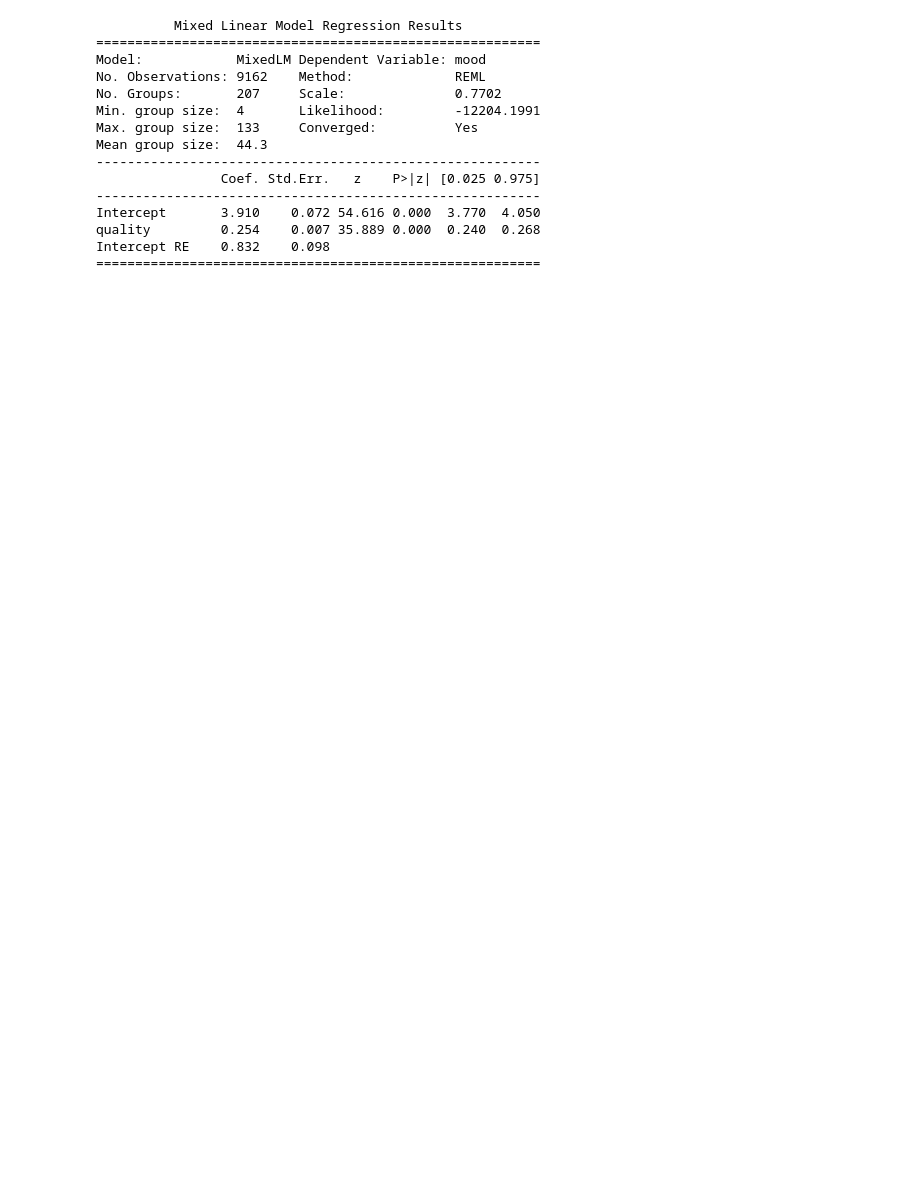
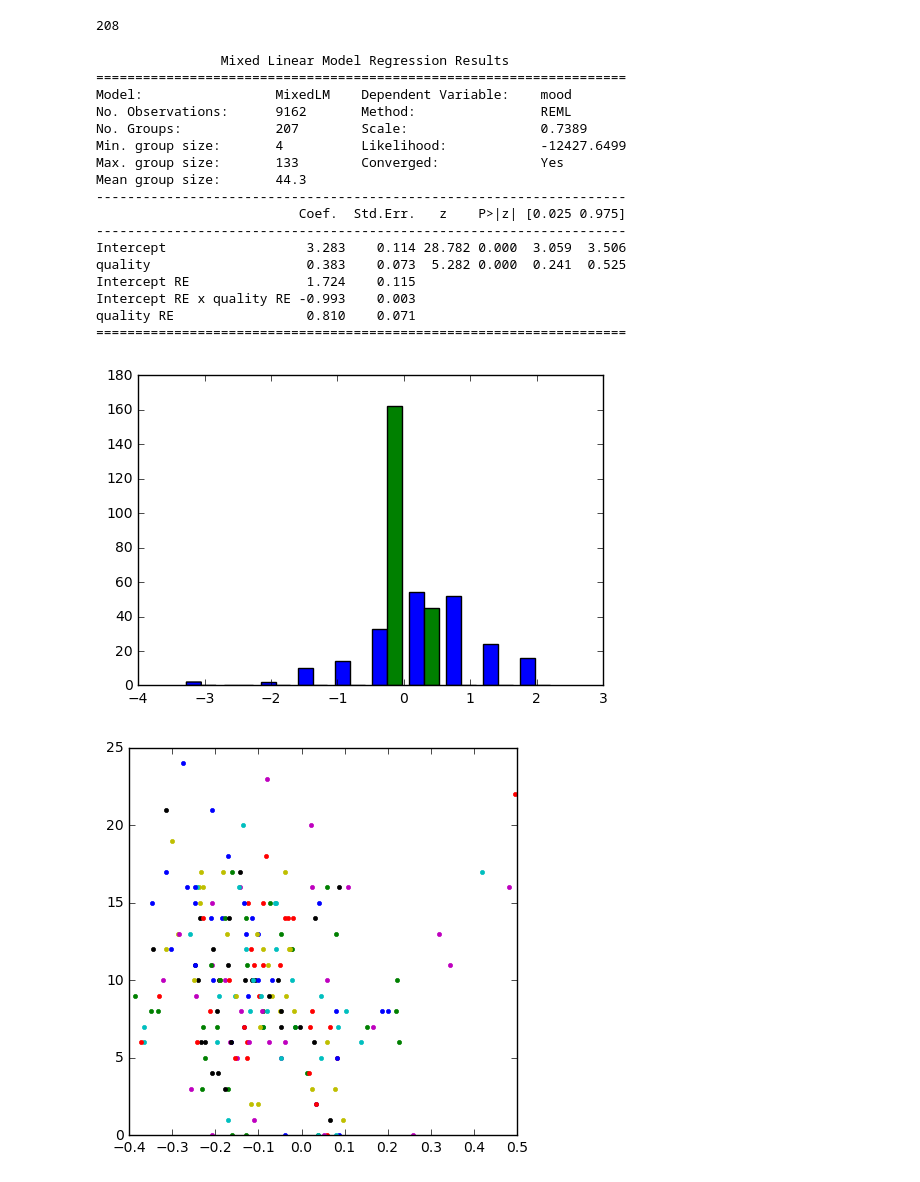
Before and after one commit to striantafillou/causality, a Jupyter notebook: mixed_effects.ipynb, the cells around one changed output. Drawn from its saved outputs; the diff is of its cells as text; code cells hidden in the pictures; blank space fills up the shorter version.

```diff
--- a/mixed_effects.ipynb
+++ b/mixed_effects.ipynb
@@ -8,40 +8,63 @@ from psm_causal_effects import psm_causal_effects
 
 # read data
 with open('data.dat') as f:
-    data = pickle.load(f)
+    data, subjects = pickle.load(f)
 f.close()
 
 # adding subject ids
 for i in range(len(data)):
-    data[i]['subject'] = pd.Series(i+np.zeros(data[i].shape[0]), index=data[i].index, dtype=int)
+    #data[i]['subject'] = pd.Series(i+np.zeros(data[i].shape[0]), index=data[i].index, dtype=int)
+    data[i]['subject'] = pd.Series(np.repeat(subjects[i],data[i].shape[0],axis=0), index=data[i].index, dtype=str)
+
+del subjects
 
 # concatenatig into a single dataframe
-data = pd.concat(data, axis=0)
-data = data.reset_index(drop=True)
+data_all = pd.concat(data, axis=0)
+data_all = data_all.reset_index(drop=True)
 
 # keeping only relevant variables
-data = data[['subject','mood','quality','mood_prev']]
+data_all = data_all[['subject','mood','quality','mood_prev']]
 
 # removing nan rows
-data = data.dropna()
-data = data.reset_index(drop=True)
+data_all = data_all.dropna()
+data_all = data_all.reset_index(drop=True)
 
-md = smf.mixedlm('mood ~ quality', data, groups=data['subject'])
-mdf = md.fit()
-print(mdf.summary())
+# load assessments
+with open('../CS120/Assessment/assessment.dat') as f:
+    ass = pickle.load(f)
+f.close()
-# %% [output]
-          Mixed Linear Model Regression Results
-=========================================================
-Model:            MixedLM Dependent Variable: mood
-No. Observations: 9162    Method:             REML
-No. Groups:       207     Scale:              0.7702
-Min. group size:  4       Likelihood:         -12204.1991
-Max. group size:  133     Converged:          Yes
-Mean group size:  44.3
----------------------------------------------------------
-                Coef. Std.Err.   z    P>|z| [0.025 0.975]
----------------------------------------------------------
-Intercept       3.910    0.072 54.616 0.000  3.770  4.050
-quality         0.254    0.007 35.889 0.000  0.240  0.268
-Intercept RE    0.832    0.098
-=========================================================
+# %%
+len(data)
+# %% [output]
+208
+# %%
+import matplotlib.pyplot as plt
+%matplotlib inline
+
+md = smf.mixedlm('mood ~ quality', data_all, groups=data_all['subject'], re_formula="~quality")
+mdf = md.fit()
+print mdf.summary()
+
+RE = np.array(mdf.random_effects)
+
+plt.hist(RE,10);
+# %% [output]
+                Mixed Linear Model Regression Results
+====================================================================
+Model:                 MixedLM    Dependent Variable:    mood
+No. Observations:      9162       Method:                REML
+No. Groups:            207        Scale:                 0.7389
+Min. group size:       4          Likelihood:            -12427.6499
+Max. group size:       133        Converged:             Yes
+Mean group size:       44.3
+--------------------------------------------------------------------
+                          Coef.  Std.Err.   z    P>|z| [0.025 0.975]
+--------------------------------------------------------------------
+Intercept                  3.283    0.114 28.782 0.000  3.059  3.506
+quality                    0.383    0.073  5.282 0.000  0.241  0.525
+Intercept RE               1.724    0.115
+Intercept RE x quality RE -0.993    0.003
+quality RE                 0.810    0.071
+====================================================================
+[figure, added]
+[figure, added]
```
Also changed, not shown: parts of 9 cells of this notebook, 9 other files.
